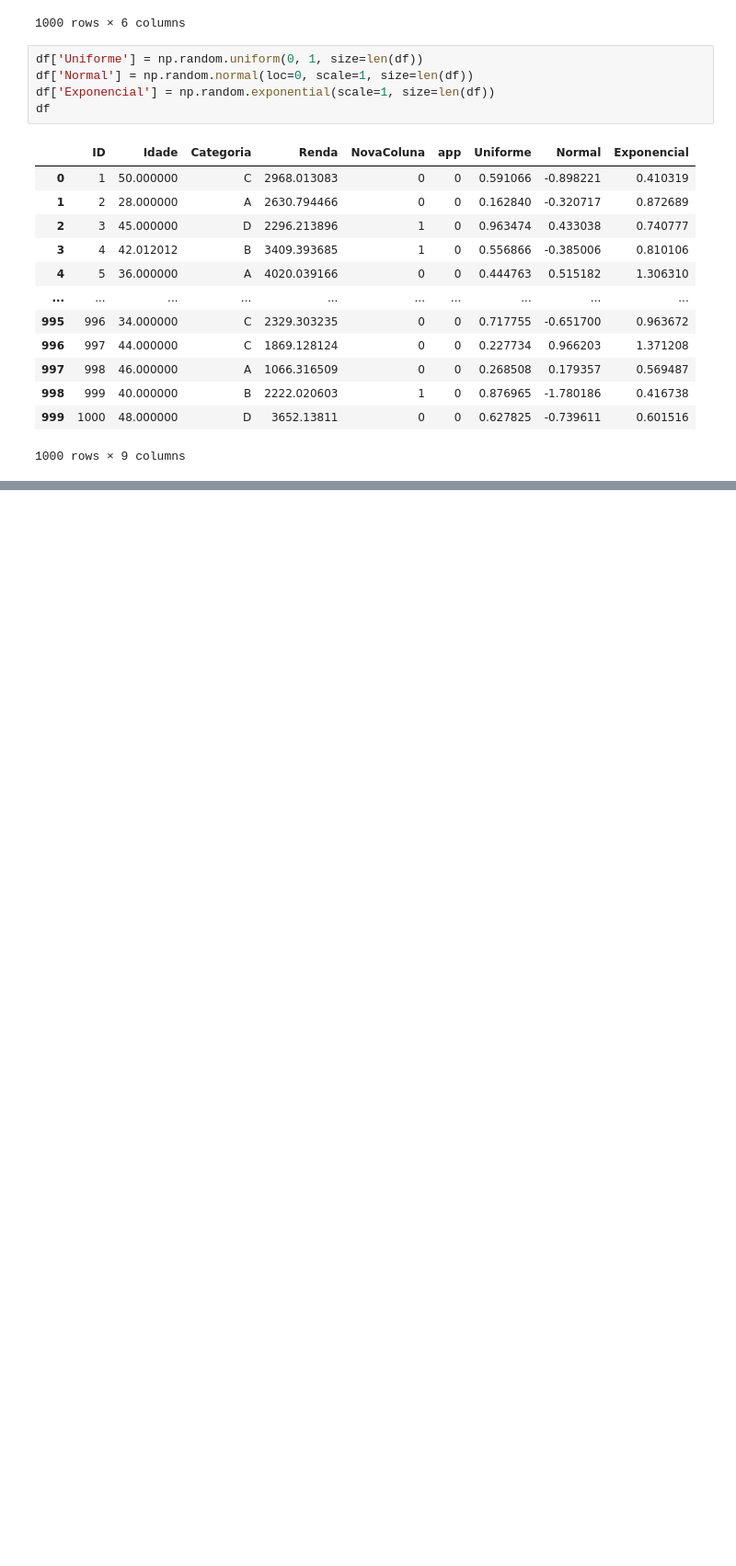
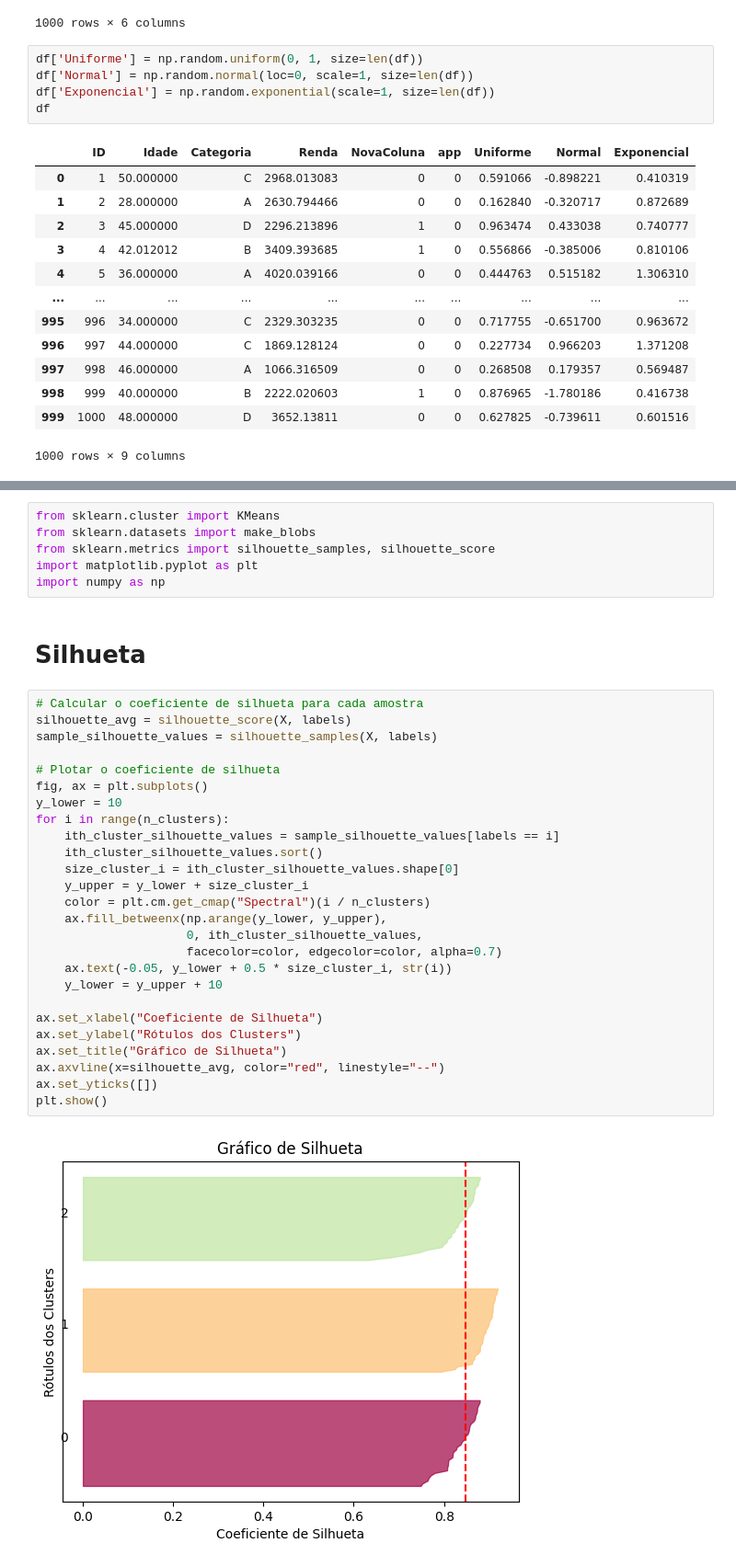
Before and after one commit to LeandroCoelhos/estudos_datascience, a Jupyter notebook: Limpeza_dataset.ipynb, the cells around one changed output, grey strips where cells are left out. Shown at 92% size. Drawn from its saved outputs; the diff is of its cells as text; blank space fills up the shorter version.

```diff
--- a/Limpeza_dataset.ipynb
+++ b/Limpeza_dataset.ipynb
@@ -114,0 +141,36 @@ df
+# %%
+from sklearn.cluster import KMeans
+from sklearn.datasets import make_blobs
+from sklearn.metrics import silhouette_samples, silhouette_score
+import matplotlib.pyplot as plt
+import numpy as np
+# %% [markdown]
+# Silhueta
+# %%
+# Calcular o coeficiente de silhueta para cada amostra
+silhouette_avg = silhouette_score(X, labels)
+sample_silhouette_values = silhouette_samples(X, labels)
+
+# Plotar o coeficiente de silhueta
+fig, ax = plt.subplots()
+y_lower = 10
+for i in range(n_clusters):
+    ith_cluster_silhouette_values = sample_silhouette_values[labels == i]
+    ith_cluster_silhouette_values.sort()
+    size_cluster_i = ith_cluster_silhouette_values.shape[0]
+    y_upper = y_lower + size_cluster_i
+    color = plt.cm.get_cmap("Spectral")(i / n_clusters)
+    ax.fill_betweenx(np.arange(y_lower, y_upper),
+                     0, ith_cluster_silhouette_values,
+                     facecolor=color, edgecolor=color, alpha=0.7)
+    ax.text(-0.05, y_lower + 0.5 * size_cluster_i, str(i))
+    y_lower = y_upper + 10
+
+ax.set_xlabel("Coeficiente de Silhueta")
+ax.set_ylabel("Rótulos dos Clusters")
+ax.set_title("Gráfico de Silhueta")
+ax.axvline(x=silhouette_avg, color="red", linestyle="--")
+ax.set_yticks([])
+plt.show()
+# %% [output]
+[figure, added]
```
Also changed, not shown: parts of 7 cells of this notebook.
